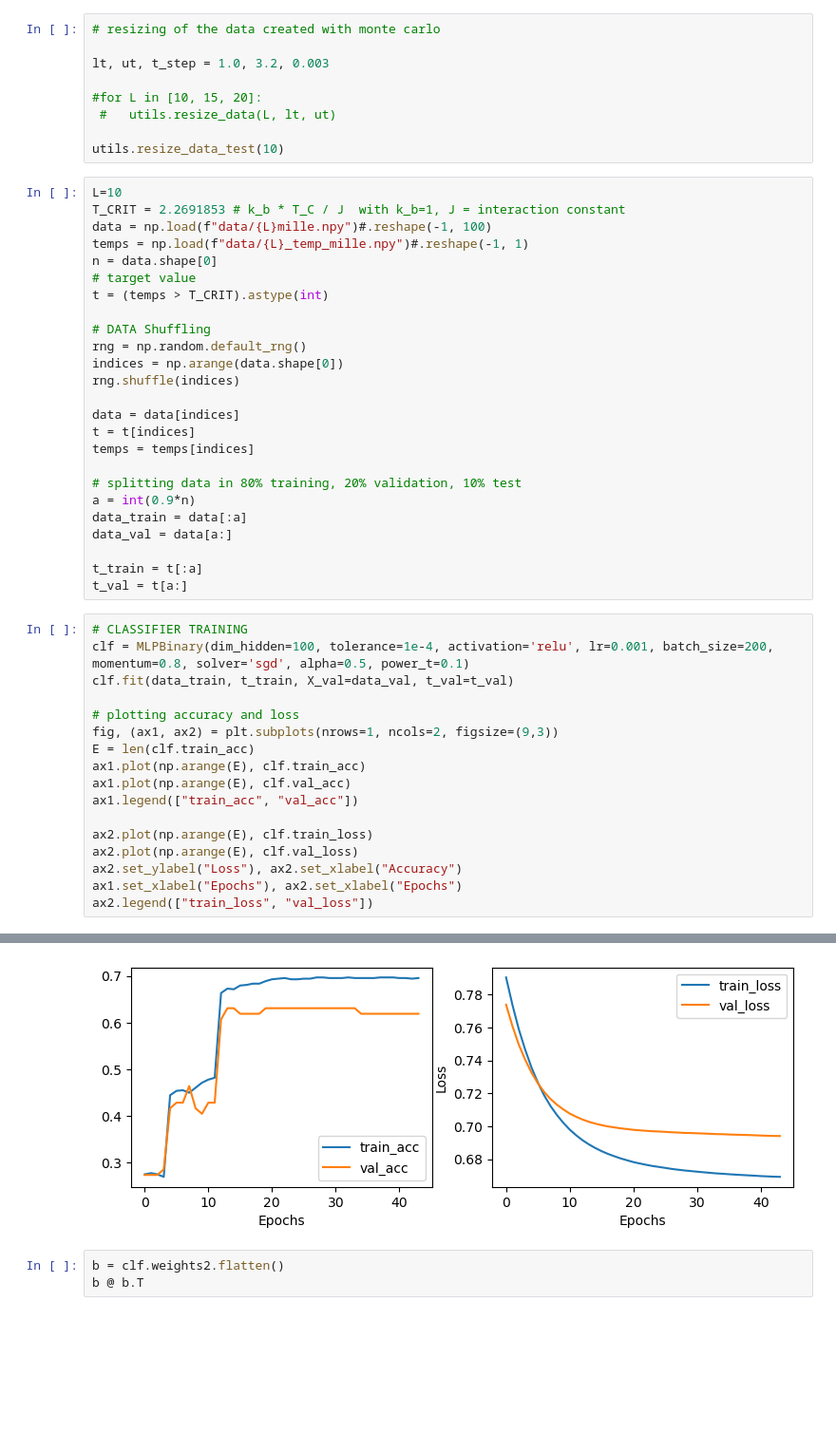
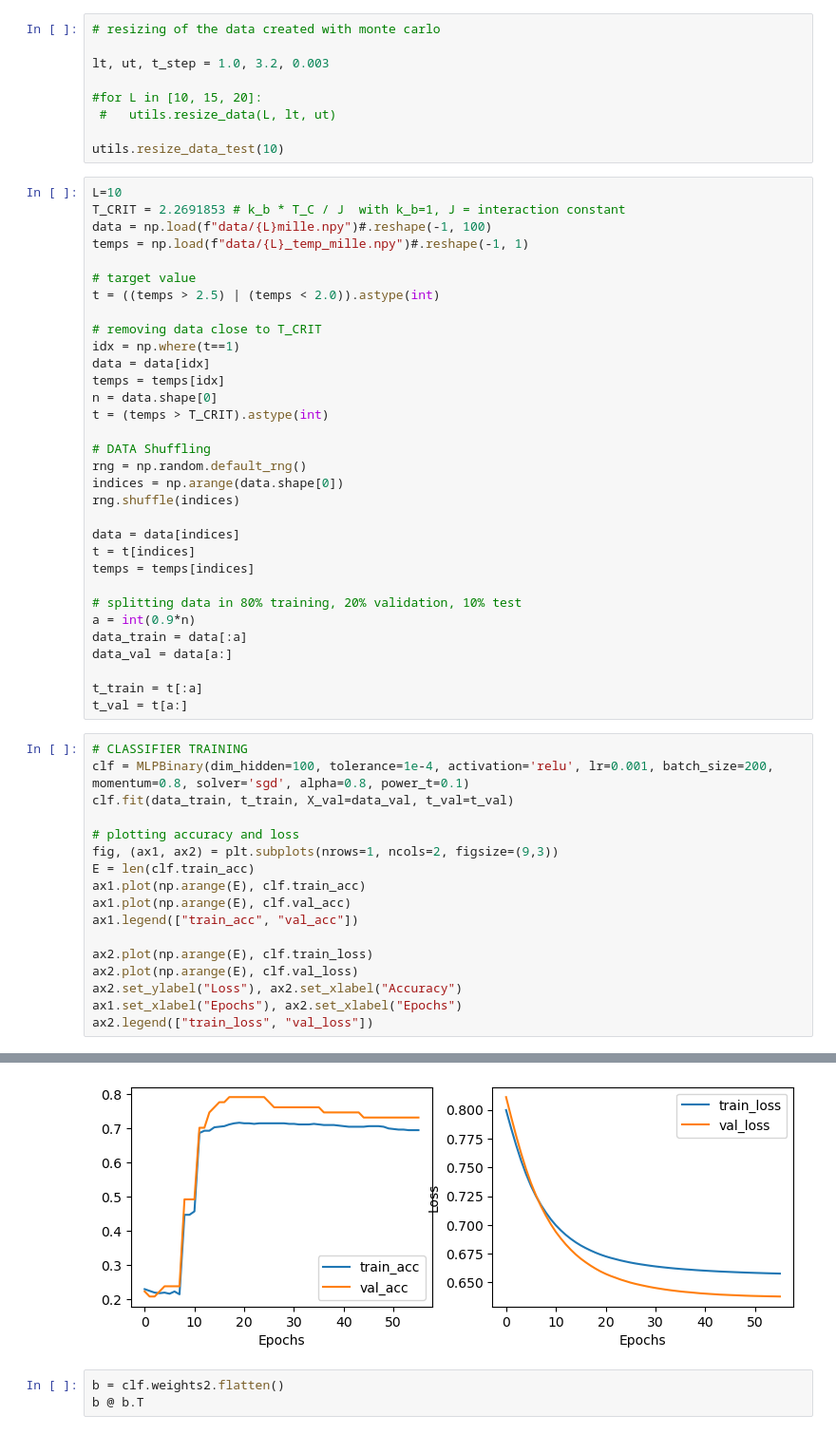
Before and after one commit to feanor3/tesi, a Jupyter notebook: analysis.ipynb, the cells around one changed output, grey strips where cells are left out. Shown at 95% size. Drawn from its saved outputs; the diff is of its cells as text; blank space fills up the shorter version.

Commit message:
need to fix test data

```diff
--- a/analysis.ipynb
+++ b/analysis.ipynb
@@ -18,8 +18,15 @@ L=10
 T_CRIT = 2.2691853 # k_b * T_C / J  with k_b=1, J = interaction constant
 data = np.load(f"data/{L}mille.npy")#.reshape(-1, 100)
 temps = np.load(f"data/{L}_temp_mille.npy")#.reshape(-1, 1)
+
+# target value
+t = ((temps > 2.5) | (temps < 2.0)).astype(int)
+
+# removing data close to T_CRIT
+idx = np.where(t==1)
+data = data[idx]
+temps = temps[idx]
 n = data.shape[0]
-# target value
 t = (temps > T_CRIT).astype(int)
 
 # DATA Shuffling
@@ -40,24 +47,24 @@ t_train = t[:a]
 t_val = t[a:]
 # %%
 # CLASSIFIER TRAINING
-clf = MLPBinary(dim_hidden=100, tolerance=1e-4, activation='relu', lr=0.001, batch_size=200, momentum=0.8, solver='sgd', alpha=0.5, power_t=0.1)
+clf = MLPBinary(dim_hidden=100, tolerance=1e-4, activation='relu', lr=0.001, batch_size=200, momentum=0.8, solver='sgd', alpha=0.8, power_t=0.1)
 clf.fit(data_train, t_train, X_val=data_val, t_val=t_val)
 
 # plotting accuracy and loss
 fig, (ax1, ax2) = plt.subplots(nrows=1, ncols=2, figsize=(9,3))
 E = len(clf.train_acc)
 ax1.plot(np.arange(E), clf.train_acc)
 ax1.plot(np.arange(E), clf.val_acc)
 ax1.legend(["train_acc", "val_acc"])
 
 ax2.plot(np.arange(E), clf.train_loss)
 ax2.plot(np.arange(E), clf.val_loss)
 ax2.set_ylabel("Loss"), ax2.set_xlabel("Accuracy")
 ax1.set_xlabel("Epochs"), ax2.set_xlabel("Epochs")
 ax2.legend(["train_loss", "val_loss"])
 # %% [output]
 <matplotlib.legend.Legend at 0x...>
-[figure, old version]
+[figure, new version]
 # %%
 b = clf.weights2.flatten()
 b @ b.T
```
Also changed, not shown: parts of 8 cells of this notebook.
